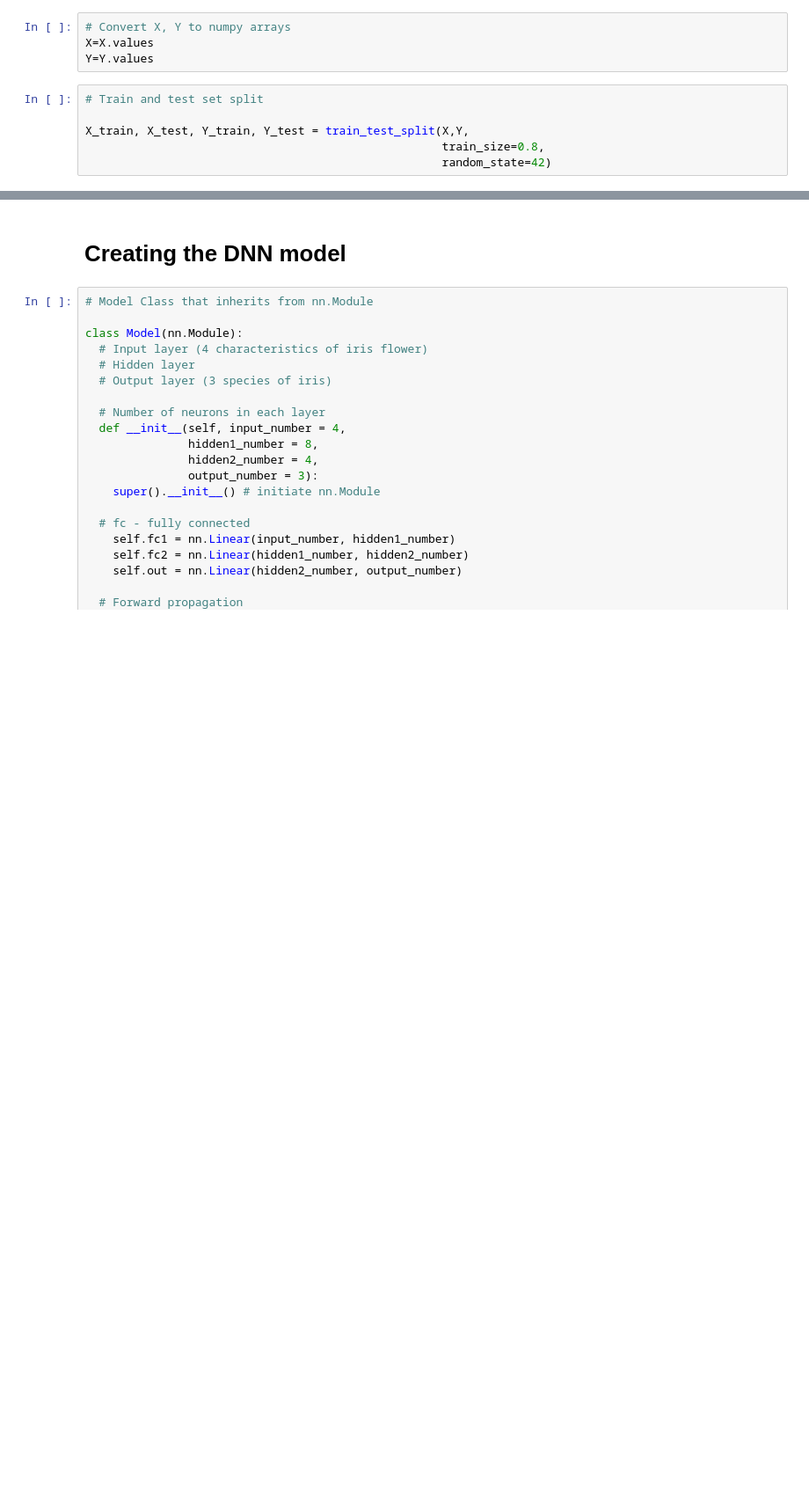
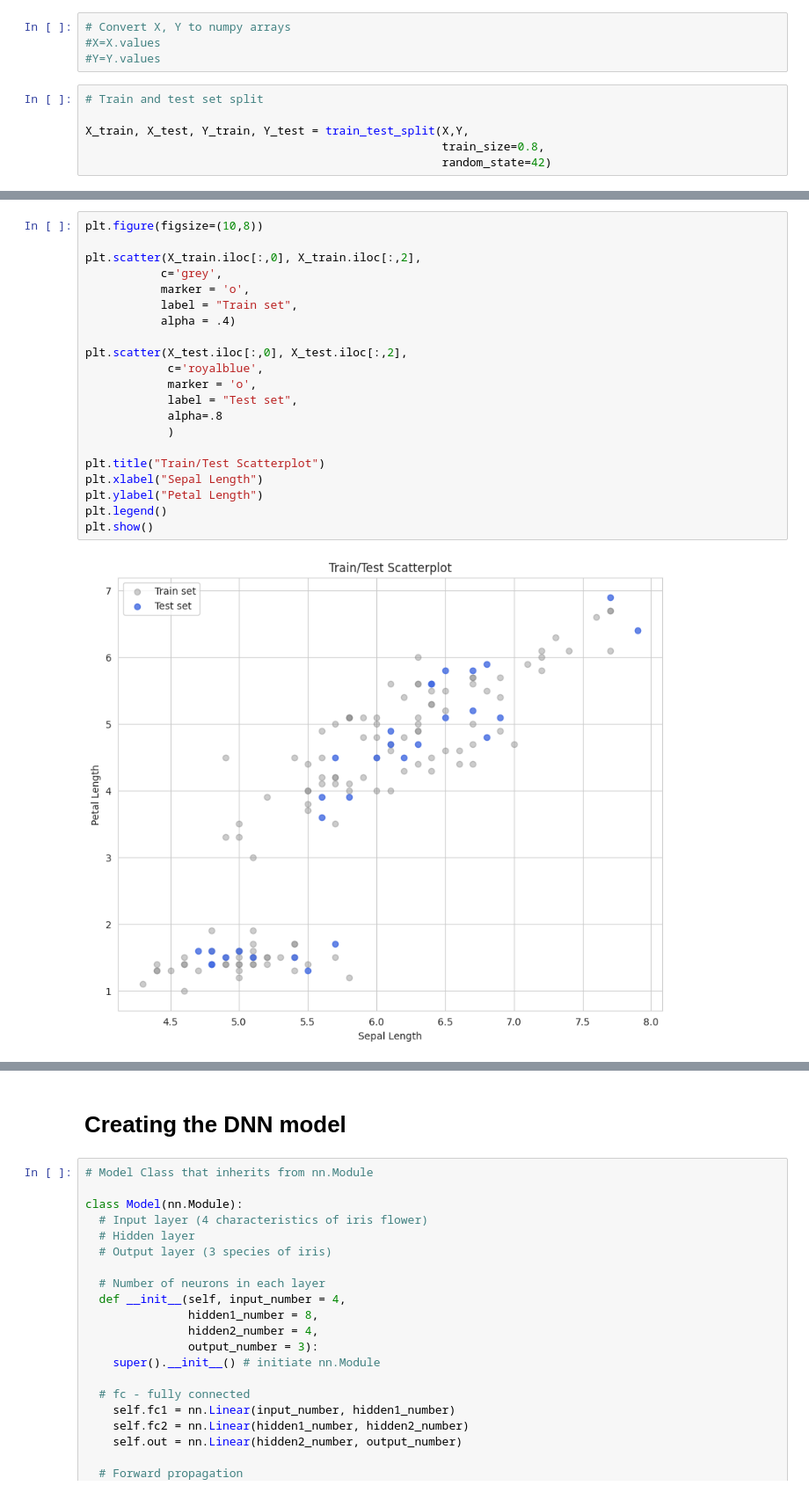
Before and after one commit to DawidSkowronski/PyTorch-Projects, a Jupyter notebook: PyTorch_Tutorial.ipynb, the cells around one changed output, grey strips where cells are left out. Shown at 88% size. Cells and saved outputs as stored; diff of their text form; blank space fills up the shorter version.

```diff
--- a/PyTorch_Tutorial.ipynb
+++ b/PyTorch_Tutorial.ipynb
@@ -82,8 +82,8 @@ X = df.drop('variety', axis=1)
 Y = df['variety']
 # %%
 # Convert X, Y to numpy arrays
-X=X.values
-Y=Y.values
+#X=X.values
+#Y=Y.values
 # %%
 # Train and test set split
 
@@ -93,3 +100,26 @@ X_train, X_test, Y_train, Y_test = train_test_split(X,Y,
+# %%
+plt.figure(figsize=(10,8))
+
+plt.scatter(X_train.iloc[:,0], X_train.iloc[:,2],
+           c='grey',
+           marker = 'o',
+           label = "Train set",
+           alpha = .4)
+
+plt.scatter(X_test.iloc[:,0], X_test.iloc[:,2],
+            c='royalblue',
+            marker = 'o',
+            label = "Test set",
+            alpha=.8
+            )
+
+plt.title("Train/Test Scatterplot")
+plt.xlabel("Sepal Length")
+plt.ylabel("Petal Length")
+plt.legend()
+plt.show()
+# %% [output]
+[figure, added]
 # %%
 # Convert arrays to tensor
 # X features to float tensors
```
Also changed, not shown: parts of 3 cells of this notebook.
